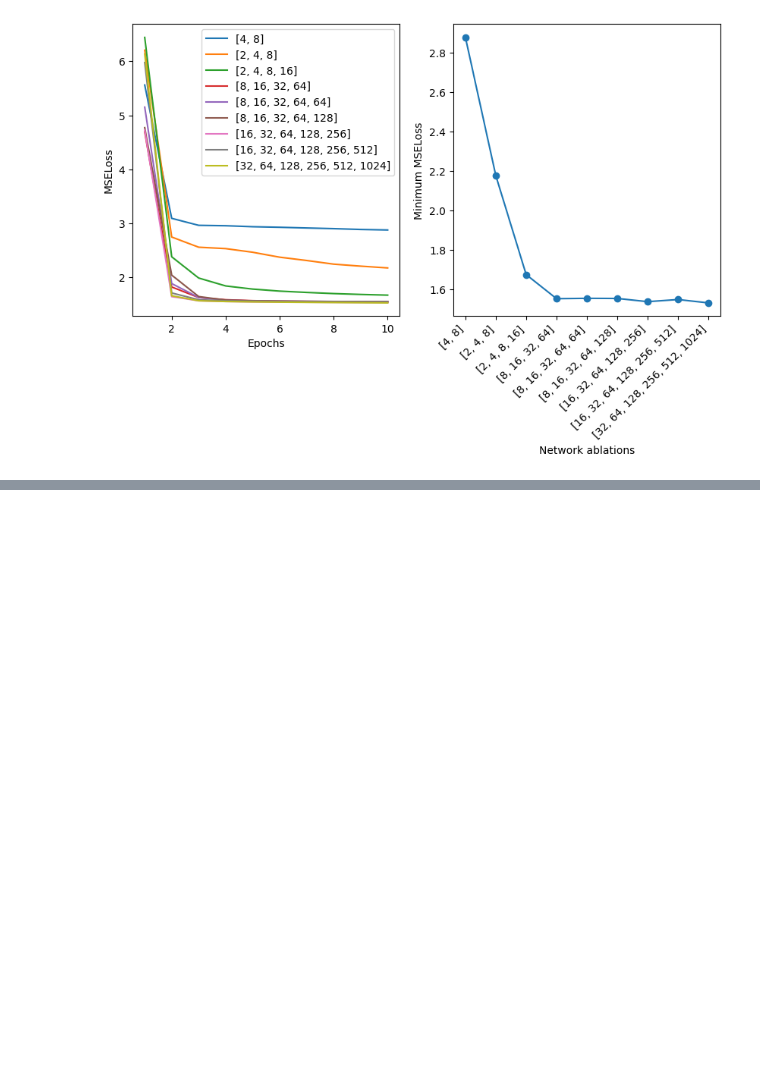
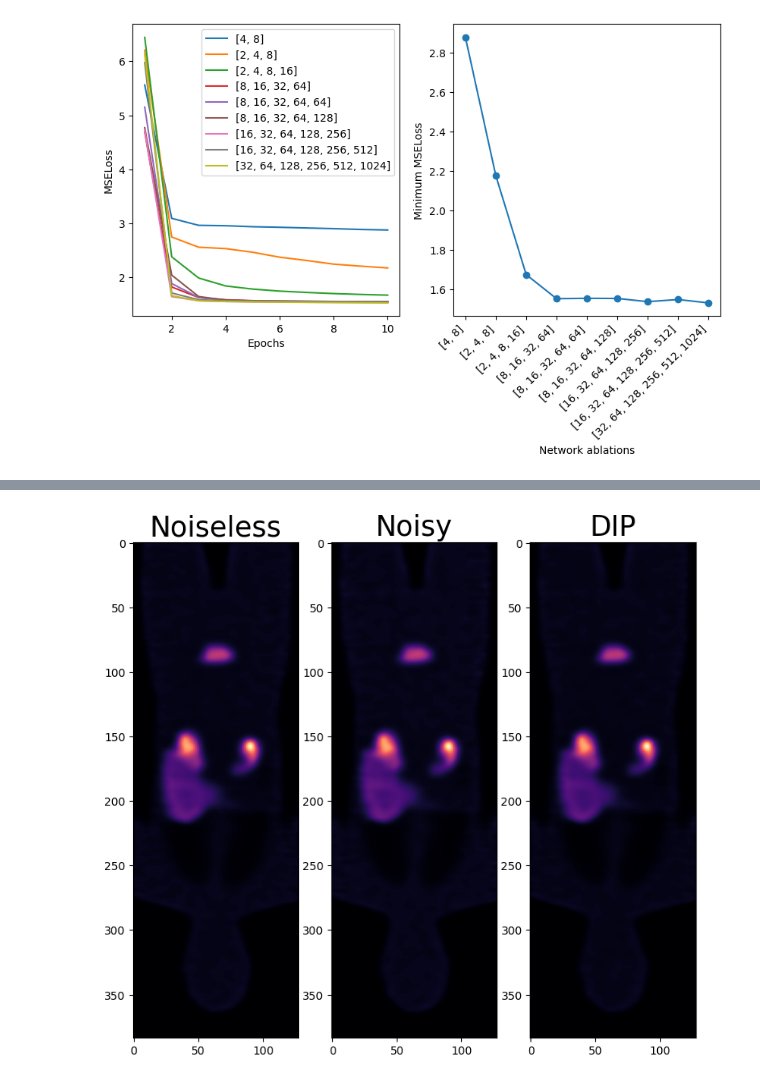
Before and after one commit to ahxmeds/scatter-estimation-deep-image-prior, a Jupyter notebook: analysis.ipynb, the cells around one changed output, grey strips where cells are left out. Drawn from its saved outputs; the diff is of its cells as text; code cells hidden in the pictures; blank space fills up the shorter version.

```diff
--- a/analysis.ipynb
+++ b/analysis.ipynb
@@ -101,0 +106,23 @@ Text(0.5, 1.0, 'Scatter predicted vs. Scatter noiseless')
+# %%
+path = '/home/sahamed/Projects/pytomography/scatter-estimation-deep-image-prior/ablation_experiments'
+dT = 15
+exp_code = 'unet_8x16x32x64'
+dir = os.path.join(path, f'dT{dT}_NoiseInput', 'reconstructions', f'{exp_code}')
+recon_noiseless_fpath = os.path.join(dir, 'recon_osem_scatter_noiseless.pt')
+recon_noisy_fpath = os.path.join(dir, 'recon_osem_scatter_noisy.pt')
+recon_pred_fpath = os.path.join(dir, 'recon_osem_scatter_pred.pt')
+
+recon_noiseless = torch.load(recon_noiseless_fpath)
+recon_noisy = torch.load(recon_noisy_fpath)
+recon_pred = torch.load(recon_pred_fpath)
+# %%
+fig, ax = plt.subplots(1,3, figsize=(9, 8))
+ax[0].imshow(recon_noiseless[0].cpu()[:,70].T, cmap='magma')
+ax[0].set_title('Noiseless', fontsize=25)
+ax[1].imshow(recon_noisy[0].cpu()[:,70].T, cmap='magma')
+ax[1].set_title('Noisy', fontsize=25)
+ax[2].imshow(recon_pred[0].cpu()[:,70].T, cmap='magma')
+ax[2].set_title('DIP', fontsize=25)
+plt.show()
+# %% [output]
+[figure, added]
```
Also changed, not shown: parts of 13 cells of this notebook, 12 other files.
